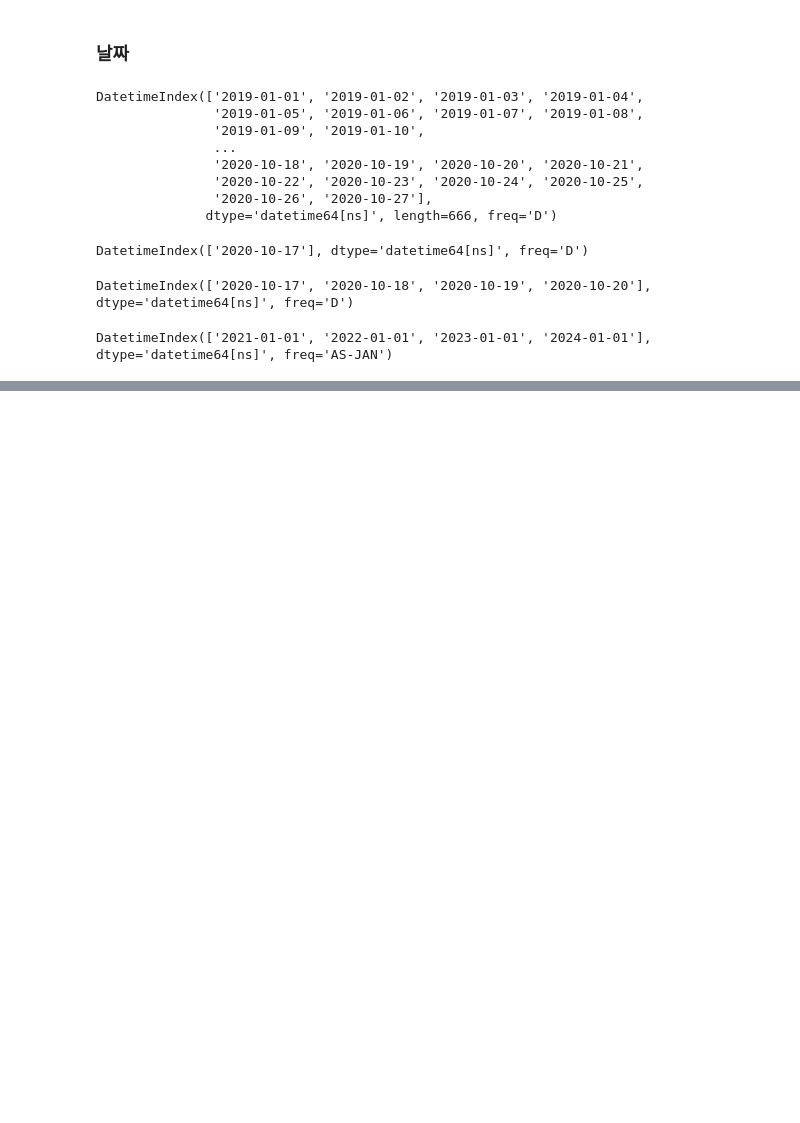
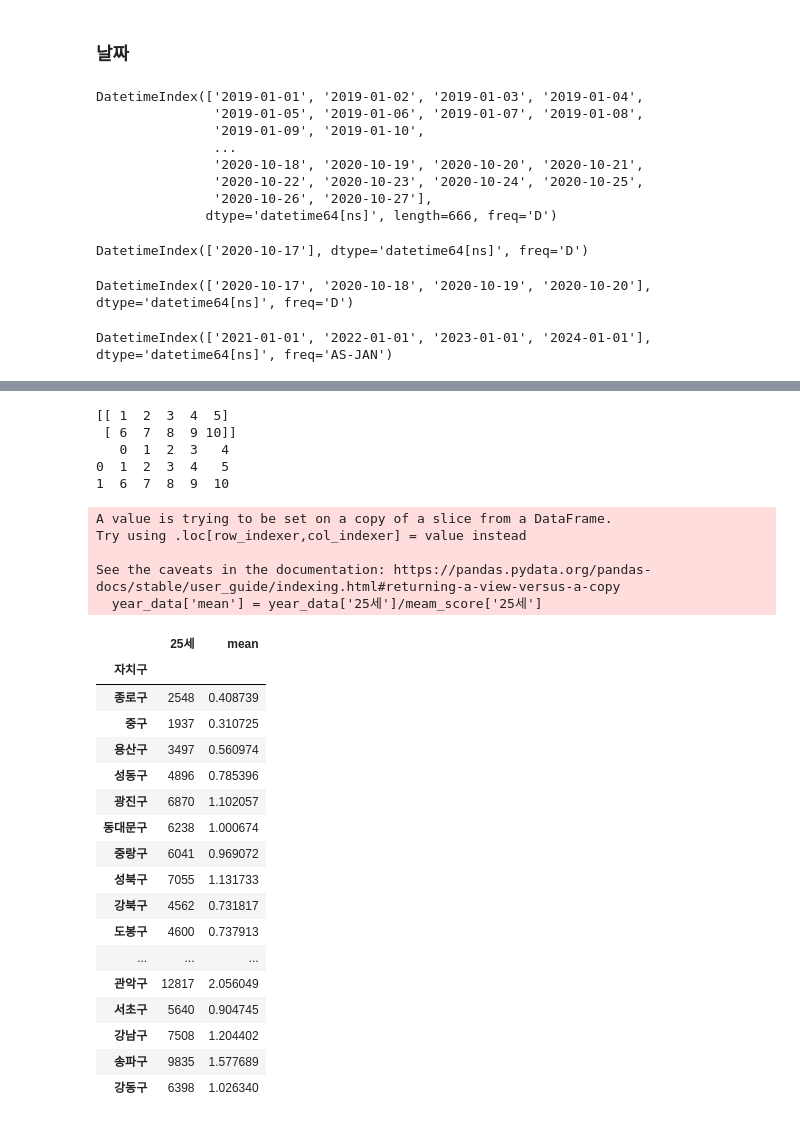
Before and after one commit to padawanR0k/summary, a Jupyter notebook: python/2020-10-26_numpy/pandas_pratice.ipynb, the cells around one changed output, grey strips where cells are left out. Cells and saved outputs as stored; diff of their text form; code cells hidden in the pictures; blank space fills up the shorter version.

Commit message:
pandas 활용 내용 추가, matplotlib 라이브러리 내용 추가

```diff
--- a/python/2020-10-26_numpy/pandas_pratice.ipynb
+++ b/python/2020-10-26_numpy/pandas_pratice.ipynb
@@ -58,0 +474,48 @@ DatetimeIndex(['2021-01-01', '2022-01-01', '2023-01-01', '2024-01-01'], dtype='d
+# %%
+arr1 = np.arange(1, 11).reshape(2,5)
+print(arr1)
+tb = pd.DataFrame(arr1)
+print(tb)
+tb.to_csv('./test.csv')
+## DataFrame형태를 csv로 만들어준다.
+# %% [output]
+[[ 1  2  3  4  5]
+ [ 6  7  8  9 10]]
+   0  1  2  3   4
+0  1  2  3  4   5
+1  6  7  8  9  10
+# %%
+seoul_data = pd.read_csv('https://gist.githubusercontent.com/padawanR0k/ccc285fb7aaa94d814f5f859a8e9eac7/raw/fad36756bd0701452755a20af1050e780c5bc684/seoul_local_population_2.csv', index_col='자치구')
+# %%
+seoul_data.astype({'25세': 'int'})
+# print(seoul_data['25세'].dtypes)
+year_data = seoul_data[['25세']] #/ 6234
+# print(year_data)
+# 서울의 25세 평균 인구수 6234명
+meam_score = seoul_data[['25세']].mean()
+year_data['mean'] = year_data['25세']/meam_score['25세']
+year_data
+# %% [output]
+A value is trying to be set on a copy of a slice from a DataFrame.
+Try using .loc[row_indexer,col_indexer] = value instead
+
+See the caveats in the documentation: https://pandas.pydata.org/pandas-docs/stable/user_guide/indexing.html#returning-a-view-versus-a-copy
+  year_data['mean'] = year_data['25세']/meam_score['25세']
+|  | 25세 | mean |
+| 자치구 |  |  |
+| 종로구 | 2548 | 0.408739 |
+| 중구 | 1937 | 0.310725 |
+| 용산구 | 3497 | 0.560974 |
+| 성동구 | 4896 | 0.785396 |
+| 광진구 | 6870 | 1.102057 |
+| 동대문구 | 6238 | 1.000674 |
+| 중랑구 | 6041 | 0.969072 |
+| 성북구 | 7055 | 1.131733 |
+| 강북구 | 4562 | 0.731817 |
+| 도봉구 | 4600 | 0.737913 |
+| ... | ... | ... |
+| 관악구 | 12817 | 2.056049 |
+| 서초구 | 5640 | 0.904745 |
+| 강남구 | 7508 | 1.204402 |
+| 송파구 | 9835 | 1.577689 |
+| 강동구 | 6398 | 1.026340 |
```
Also changed, not shown: parts of 40 cells of this notebook, 3 other files.
